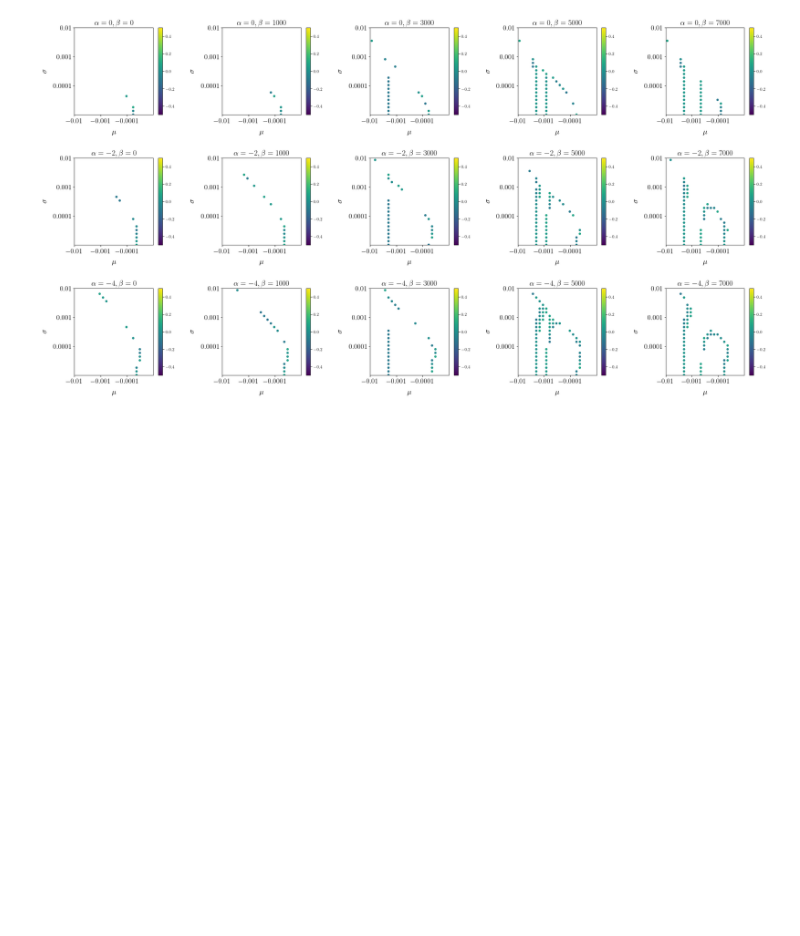
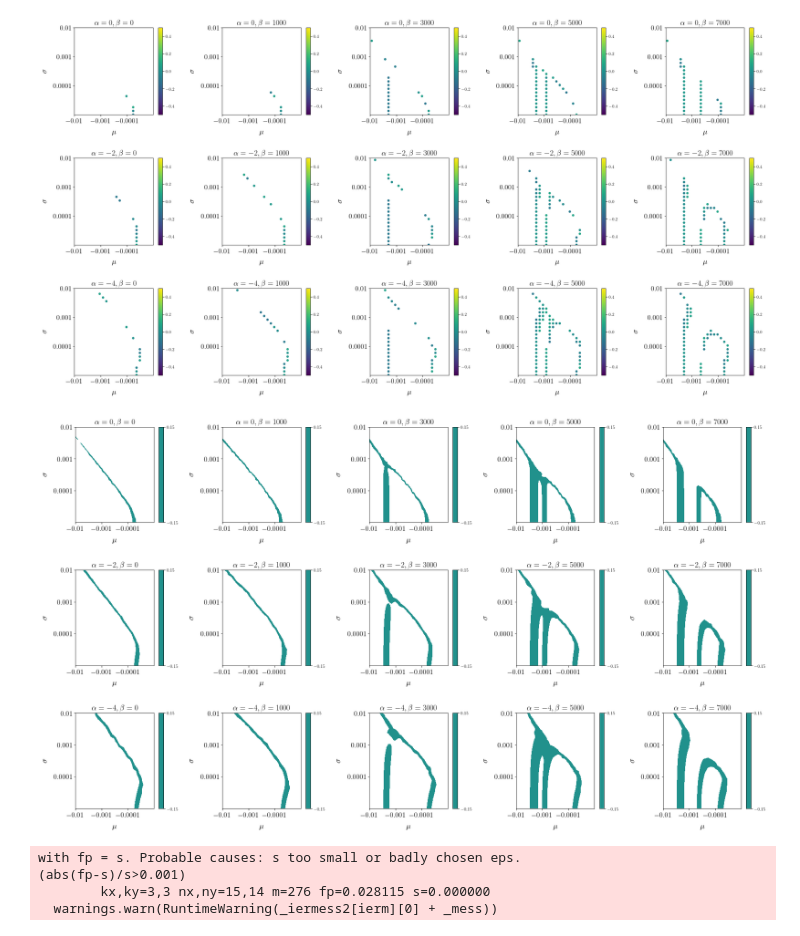
Before and after one commit to alyulina/spoon-billed-sandpiper, a Jupyter notebook: notebook-ver22.ipynb, the cells around one changed output. Drawn from its saved outputs; the diff is of its cells as text; code cells hidden in the pictures; blank space fills up the shorter version.

```diff
--- a/notebook-ver22.ipynb
+++ b/notebook-ver22.ipynb
@@ -89,10 +89,10 @@ for alpha_area in [(mu_sigma_area_0, 0), (mu_sigma_area_2, -2), (mu_sigma_area_4
 # with open('/Users/alyulina/Projects/Kondrashov/Sandpiper/h=sigm/ver22/rns-het_points-to-use_fedya.txt', 'w+') as o:
 #     o.writelines(['{:.10f}'.format(x[0]) + ' ' + '{:.10f}'.format(x[1]) + ' ' + '{:.1f}'.format(x[2]) + '\n' for x in to_use if x not in to_use_rai])
 # %%
-with open('/Users/alyulina/Projects/Kondrashov/Sandpiper/h=sigm/ver22/rns-het_points-to-use_fedya.txt') as f:
+with open('/Users/alyulina/Projects/Sandpiper/h=sigm/ver22/rns-het_points-to-use_fedya.txt') as f:
     points_fedya = [[float(y) for y in x.split()] for x in f.readlines()]
 # %%
-with open('/Users/alyulina/Projects/Kondrashov/Sandpiper/h=sigm/ver22/rns-het_points-to-use_rai.txt') as f:
+with open('/Users/alyulina/Projects/Sandpiper/h=sigm/ver22/rns-het_points-to-use_rai.txt') as f:
     points_rai = [[float(y) for y in x.split()] for x in f.readlines()]
 # %%
 plt.figure(figsize=(21, 6))
@@ -154,7 +154,7 @@ which_points_dict = dict(zip(['{:.10f}'.format(j[0]) + ' ' + '{:.10f}'.format(j[
                              ['rai' for i in range(len(points_rai))] + ['fedya' for i in range(len(points_rai))]))
 # %%
 # using Rai's numbers from ver14 (see email dated Jan 21, 2021)
-rns_pd = pd.read_excel("/Users/alyulina/Projects/Kondrashov/Sandpiper/h=sigm/ver14/Rai's/Expected polymorphisms.xlsx", sheet_name="Last stint")
+rns_pd = pd.read_excel("/Users/alyulina/Projects/Sandpiper/h=sigm/ver14/Rai's/Expected polymorphisms.xlsx", sheet_name="Last stint")
 
 rns_het_rai = ['{:.10f}'.format(x[0]) + ' ' + '{:.10f}'.format(x[1]) + ' '
                + '{:.1f}'.format(x[2]) + ' ' + '{:.0f}'.format(x[3]) + ' '
@@ -164,7 +164,7 @@ rns_het_rai_dict = dict(zip([' '.join(x.split()[:-1]) for x in rns_het_rai],
                             [x.split()[-1] for x in rns_het_rai]))
 # %%
 # reading parsed out from Fedya's code
-with open('/Users/alyulina/Projects/Kondrashov/Sandpiper/h=sigm/ver22/pos/rns-hets-points_rns_avg-het.txt') as f:
+with open('/Users/alyulina/Projects/Sandpiper/h=sigm/ver22/pos/rns-hets-points_rns_avg-het.txt') as f:
     rns_het_fedya = [x.strip('\n').replace('mu ', '').replace('sigma ', '').replace('alpha ', '').replace('beta ', '').replace('het ', '') for x in f.readlines()]
 
 rns_het_fedya_dict = dict(zip([' '.join(x.split()[:-1]) for x in rns_het_fedya],
@@ -361,0 +364,50 @@ for i in range(len(alpha_beta)):
+# %%
+# interpolating the error function
+
+plt.figure(figsize=(28, 16))
+
+grid = gridspec.GridSpec(ncols=5, nrows=3,
+                         width_ratios=[1, 1, 1, 1, 1], wspace=0.5,
+                         height_ratios=[1, 1, 1], hspace=0.5)
+
+for i in range(len(alpha_beta)):
+
+    plt.subplot(grid[i // len(beta), i % len(beta)])
+
+    interpolation = scipy.interpolate.LinearNDInterpolator([(-np.log(abs(float(x.split()[0]))), np.log(float(x.split()[1]))) for x in rns_het_alpha_beta[i]], [(float(x.split()[-1]) - 0.000911) / 0.000911 for x in rns_het_alpha_beta[i]])
+    x = np.linspace(-np.log(abs(-0.01)), -np.log(abs(0.00001)))
+    y = np.linspace(np.log(abs(0.00001)), np.log(abs(0.01)))
+    x, y = np.meshgrid(x, y)
+    z = interpolation(x, y)
+
+    # plt.contourf(x, y, (z - 0.000911) / z, levels = [-0.01, 0.01])
+    plt.contourf(x, y, z, levels = [-0.15, 0.15])
+
+    plt.colorbar()
+
+    plt.xlim(-np.log(abs(-0.01)), -np.log(abs(0.00001)))
+    plt.ylim(np.log(abs(0.00001)), np.log(abs(0.01)))
+
+    plt.yticks([np.log(0.01), np.log(0.001), np.log(0.0001)], [r'$0.01$', r'$0.001$', r'$0.0001$'], fontsize=16)
+    plt.xticks([-np.log(abs(-0.01)), -np.log(abs(-0.001)), -np.log(abs(-0.0001))], [r'$-0.01$', r'$-0.001$', r'$-0.0001$'], fontsize=16)
+
+    plt.xlabel(r'$\mu$', labelpad=12, fontsize=18);
+    plt.ylabel(r'$\sigma$', labelpad=12, fontsize=18);
+    plt.title(r'$\alpha=' + str(alpha_beta[i][0]) + r', \beta=' + str(alpha_beta[i][1]) + r'$', fontsize=18)
+
+# plt.savefig('rns-het-err=0.png', dpi=300, bbox_inches='tight')
+# %% [output]
+[figure, added]
+# %%
+# trying a different interpolation method:
+
+interpolation = scipy.interpolate.interp2d([-np.log(abs(float(x.split()[0]))) for x in rns_het_alpha_beta[0]], [-np.log(abs(float(x.split()[0]))) for x in rns_het_alpha_beta[0]], [float(x.split()[-1]) for x in rns_het_alpha_beta[0]], kind='cubic')
+
+x = np.linspace(-np.log(abs(-0.01)), -np.log(abs(0.00001)))
+y = np.linspace(np.log(abs(0.00001)), np.log(abs(0.01)))
+z = interpolation(x, y)
+# %% [output]
+with fp = s. Probable causes: s too small or badly chosen eps.
+(abs(fp-s)/s>0.001)
+        kx,ky=3,3 nx,ny=15,14 m=276 fp=0.028115 s=0.000000
+  warnings.warn(RuntimeWarning(_iermess2[ierm][0] + _mess))
```
Also changed, not shown: parts of 5 cells of this notebook.
